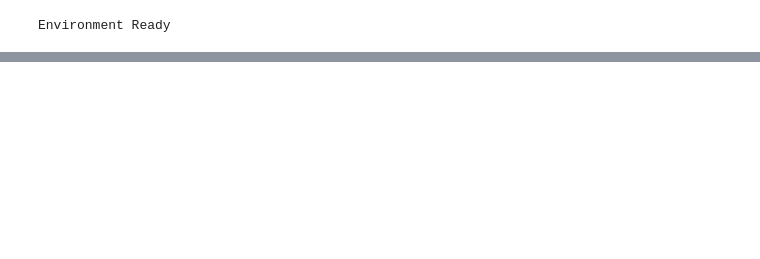
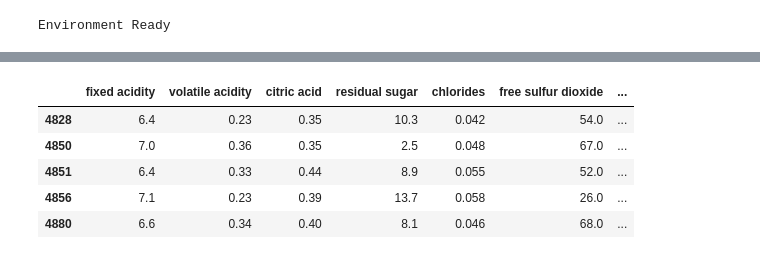
Before and after one commit to Shehzaad-S/ai-programming-foundations-project, a Jupyter notebook: notebooks/data_workflow.ipynb, the cells around one changed output, grey strips where cells are left out. Cells and saved outputs as stored; diff of their text form; code cells hidden in the pictures; blank space fills up the shorter version.

```diff
--- a/notebooks/data_workflow.ipynb
+++ b/notebooks/data_workflow.ipynb
@@ -26,0 +129,9 @@ FileNotFoundError: [Errno 2] No such file or directory: 'data/winequality-red.cs
+# %%
+duplicates_white.sample(5)
+# %% [output]
+|  | fixed acidity | volatile acidity | citric acid | residual sugar | chlorides | free sulfur dioxide | ... |
+| 4828 | 6.4 | 0.23 | 0.35 | 10.3 | 0.042 | 54.0 | ... |
+| 4850 | 7.0 | 0.36 | 0.35 | 2.5 | 0.048 | 67.0 | ... |
+| 4851 | 6.4 | 0.33 | 0.44 | 8.9 | 0.055 | 52.0 | ... |
+| 4856 | 7.1 | 0.23 | 0.39 | 13.7 | 0.058 | 26.0 | ... |
+| 4880 | 6.6 | 0.34 | 0.40 | 8.1 | 0.046 | 68.0 | ... |
```
Also changed, not shown: parts of 24 cells of this notebook.
